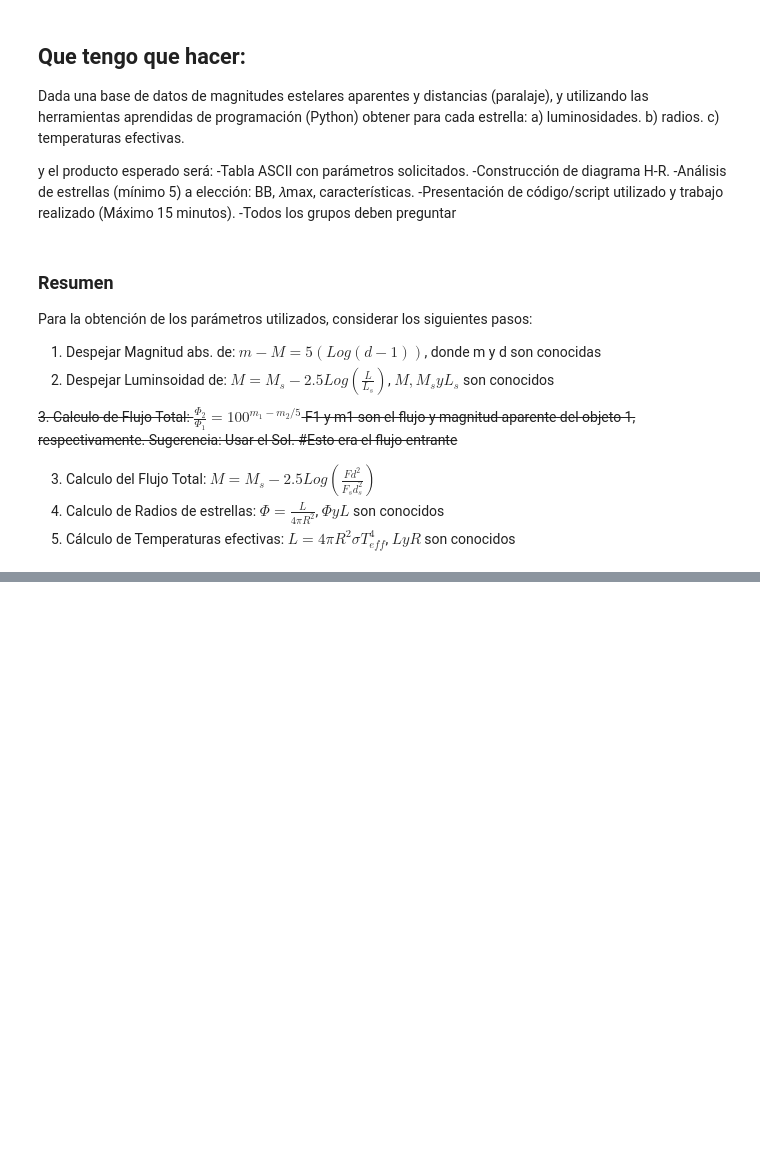
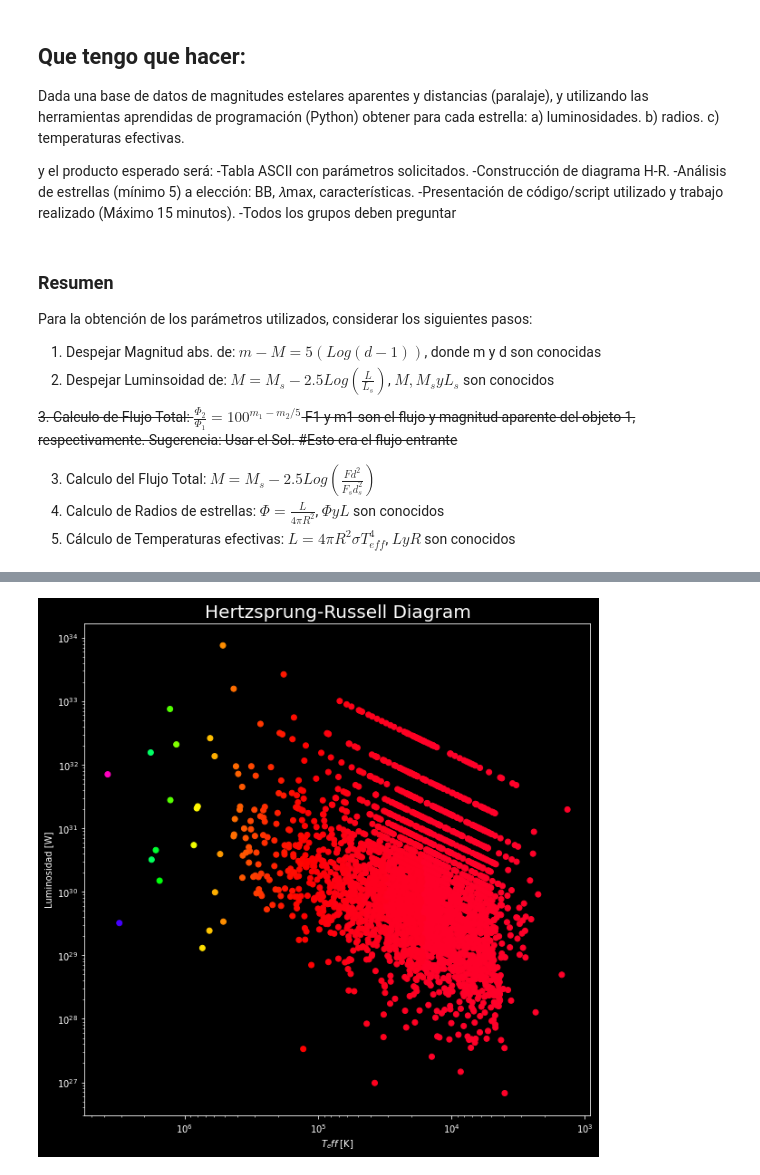
Before and after one commit to Allonck/Trabajo-Astrofisica, a Jupyter notebook: Trabajo Astro/Trabajo HR con xls.ipynb, the cells around one changed output, grey strips where cells are left out. Saved outputs shown, nothing was run; the diff lists cells and outputs as text; code cells hidden in the pictures; blank space fills up the shorter version.

```diff
--- a/Trabajo Astro/Trabajo HR con xls.ipynb
+++ b/Trabajo Astro/Trabajo HR con xls.ipynb
@@ -66,12 +97,15 @@ prlx = np.transpose(a[:,[4]])
 
 #Cte. de Stefan-Boltzmann = 5.67x10^-8[W m^-2 K^-4] = 5.67x10^-5[erg cm^-2 s^-1 K^-4]
 
+f_sol=6.31*10**7 ##W m^-2
 l_sol=3.84*10**26 ##W
 r_sol=6.96*10**8 ##meter
 t_sol=5777. ##Kelvin
+d_sol=4.848*10**-6 #pc
 M_sol=4.74
 m_sol = -26.83
 
+sigma = 5.67*10**-8 #Cte. Steffan-Boltzmann [W m^-2 K^-4]
 
 #Datos ordenados
 ra = ra[0]
@@ -89,5 +126,5 @@ print(d)
 # %%
-def Mag(m,d):
+def Mag(m,d): #Magnitud absoluta
     return -(5*np.log10((d-1))-m)
 
 mag = Mag(vmag.astype(float),d.astype(float)) # Hay que poner el array.astype(float) porque la funcion np.log10, pide que la variable sea un float
@@ -98,5 +135,17 @@ def Lum(M,lsol,Msol):
 lum = Lum(mag,l_sol,M_sol)
 print(lum)
 
-def Flux():
-    pass
+def Flux(M,d):
+    return (f_sol*(d_sol**2)*(10**((M-M_sol)/-2.5)))/d**2
+flux = Flux(mag,d).astype(float) #Aquí lo mismo
+print(flux)
+
+def Radius(L,phi):
+    return np.sqrt(L/(4*np.pi*phi))
+r = Radius(lum,flux)
+print(r)
+
+def Teff(L,radius):
+    return L/(4*np.pi*r**2*sigma)
+teff = Teff(lum,r)
+print(teff)
@@ -102,0 +162,22 @@ def Flux():
+# %%
+#Diagrama HR
+
+plt.style.use('dark_background')
+fig1 = plt.figure(figsize=(10,10))
+plt.yscale('log')
+plt.xscale('log')
+plt.title('Hertzsprung-Russell Diagram',fontsize=20)
+plt.xlabel('$T_eff$ [K]')
+plt.ylabel('Luminosidad [W]')
+#plt.scatter(teff, lum, s=1, c=x ,cmap=plt.get_cmap('RdYlBu'))
+#plt.scatter(x, y, s=1, c=x ,cmap=plt.get_cmap('RdYlBu'))
+plt.scatter(teff, lum,c = teff,cmap=plt.get_cmap('gist_rainbow'))
+#plt.xlim(xmax=1.8)
+#plt.xlim(xmin=1.1)
+plt.gca().invert_xaxis()
+#plt.savefig("HR3.jpg", dpi=None, facecolor='black', edgecolor='w',
+#        orientation='portrait', format=None,
+#        transparent=False, bbox_inches=None, pad_inches=0.1)
+plt.show()
+# %% [output]
+[figure, added]
```
Also changed, not shown: parts of 8 cells of this notebook, 3 other files.
